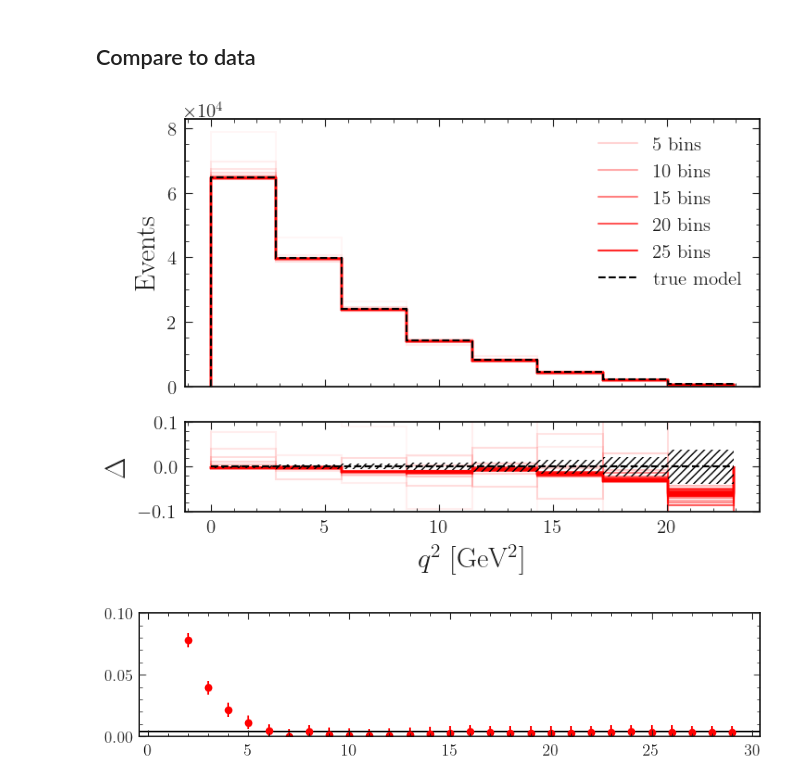
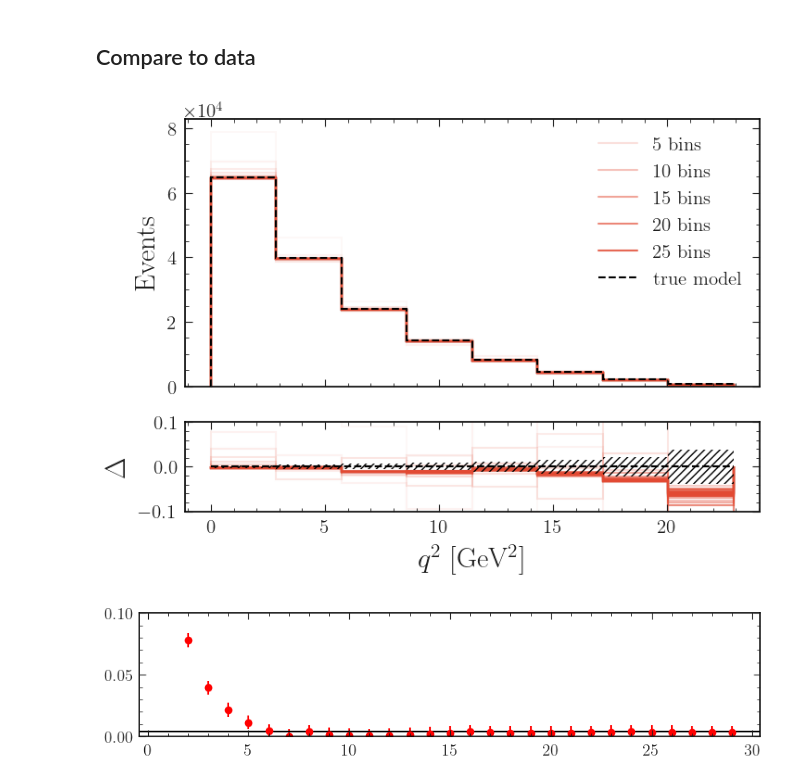
Before and after one commit to lorenzennio/redist, a Jupyter notebook: examples/knunu_binning.ipynb, the cells around one changed output. Cells and saved outputs as stored; diff of their text form; code cells hidden in the pictures.

Commit message:
adjust color

```diff
--- a/examples/knunu_binning.ipynb
+++ b/examples/knunu_binning.ipynb
@@ -257,33 +257,33 @@ for n in range(1, maxbins):
 # %%
 fig, ax = plt.subplots(2,1,sharex=True, height_ratios=[3, 1])
 
 for i, n in enumerate(new, start = 1):
     if i%5 == 0:
-        ax[0].stairs(n, binning, color='r', alpha=i/maxbins, linewidth=1.5, label=f'{i} bins')
+        ax[0].stairs(n, binning, color='C1', alpha=i/maxbins, linewidth=1.5, label=f'{i} bins')
     else:
-        ax[0].stairs(n, binning, color='r', alpha=i/maxbins, linewidth=1.5)
+        ax[0].stairs(n, binning, color='C1', alpha=i/maxbins, linewidth=1.5)
 ax[0].stairs(alt_yields, binning, color='k', linestyle='dashed', linewidth=1.5, label='true model')
 
 ax[0].set_ylabel(r'Events')
 ax[0].legend()
 
 for i, n in enumerate(new, start = 1):
-    ax[1].stairs((n-alt_yields)/alt_yields, binning, color='r', alpha=i/maxbins, linewidth=1.5)
+    ax[1].stairs((n-alt_yields)/alt_yields, binning, color='C1', alpha=i/maxbins, linewidth=1.5)
 ax[1].stairs( np.sqrt(1/alt_yields), binning, color='k', linewidth=0., hatch='////')
 ax[1].stairs(-np.sqrt(1/alt_yields), binning, color='k', linewidth=0., hatch='////')
 ax[1].hlines(y=0, xmin=binning[0], xmax=binning[-1], color='k', linestyle='dashed', linewidth=1.5)
 
 ax[1].set_ylim(-0.1, 0.1)
 
 ax[1].set_xlabel(r'$q^2$ [GeV$^2$]')
 ax[1].set_ylabel(r'$\Delta$')
 
 file = 'results/knunu_binning.pdf'
 plt.savefig(file)
 
 plt.show()
 # %% [output]
-[figure, old version]
+[figure, new version]
 # %%
 new = np.array(new)
 diffs = abs(new-alt_yields)/alt_yields
```
